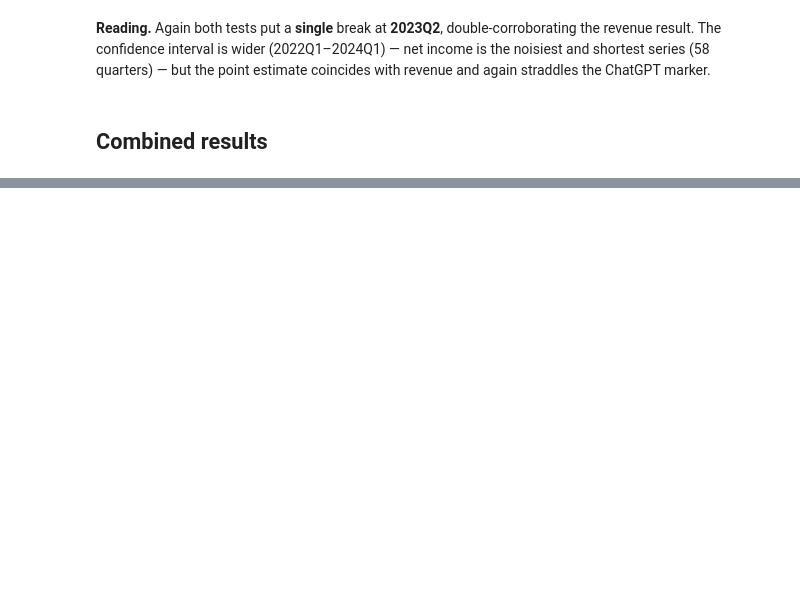
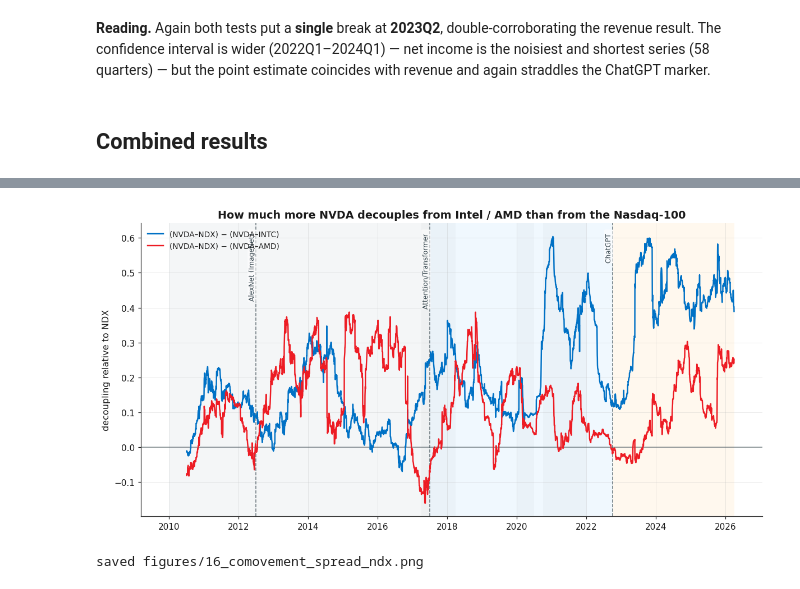
Before and after one commit to TheCuriousMind2017/Data-Analytics-60-NVIDIA-evaluation-and-AI-breakthroughs-analysis, a Jupyter notebook: Diagnostic analysis/diagnostic_analysis.ipynb, the cells around one changed output, grey strips where cells are left out. Cells and saved outputs as stored; diff of their text form; code cells hidden in the pictures; blank space fills up the shorter version.

```diff
--- a/Diagnostic analysis/diagnostic_analysis.ipynb
+++ b/Diagnostic analysis/diagnostic_analysis.ipynb
@@ -472,0 +637,19 @@ segment-based narrative is drawn.
+# %%
+# 16 — decoupling spread vs the NDX baseline (>0 = more decoupled from X than from NDX)
+ndx_rc = roll["NDX"]["rc"]
+fig, ax = plt.subplots()
+common.annotate(ax, milestone_labels=True)
+ax.axhline(0, color="#37474f", lw=1.0, alpha=0.6)
+for x in ["INTC", "AMD"]:
+    spread = (ndx_rc - roll[x]["rc"]).dropna()
+    ax.plot(spread.index, spread.values, color=common.color(x), lw=1.6,
+            label=f"(NVDA–NDX) − (NVDA–{x})")
+common.style_time_axis(ax, every=2)
+ax.set_ylabel("decoupling relative to NDX")
+ax.set_title("How much more NVDA decouples from Intel / AMD than from the Nasdaq-100")
+ax.legend(loc="upper left")
+fig.tight_layout(); fig.savefig(FIG / "16_comovement_spread_ndx.png"); plt.show()
+print("saved", FIG / "16_comovement_spread_ndx.png")
+# %% [output]
+[figure, added]
+saved figures/16_comovement_spread_ndx.png
```
Also changed, not shown: parts of 18 cells of this notebook, 8 other files.
